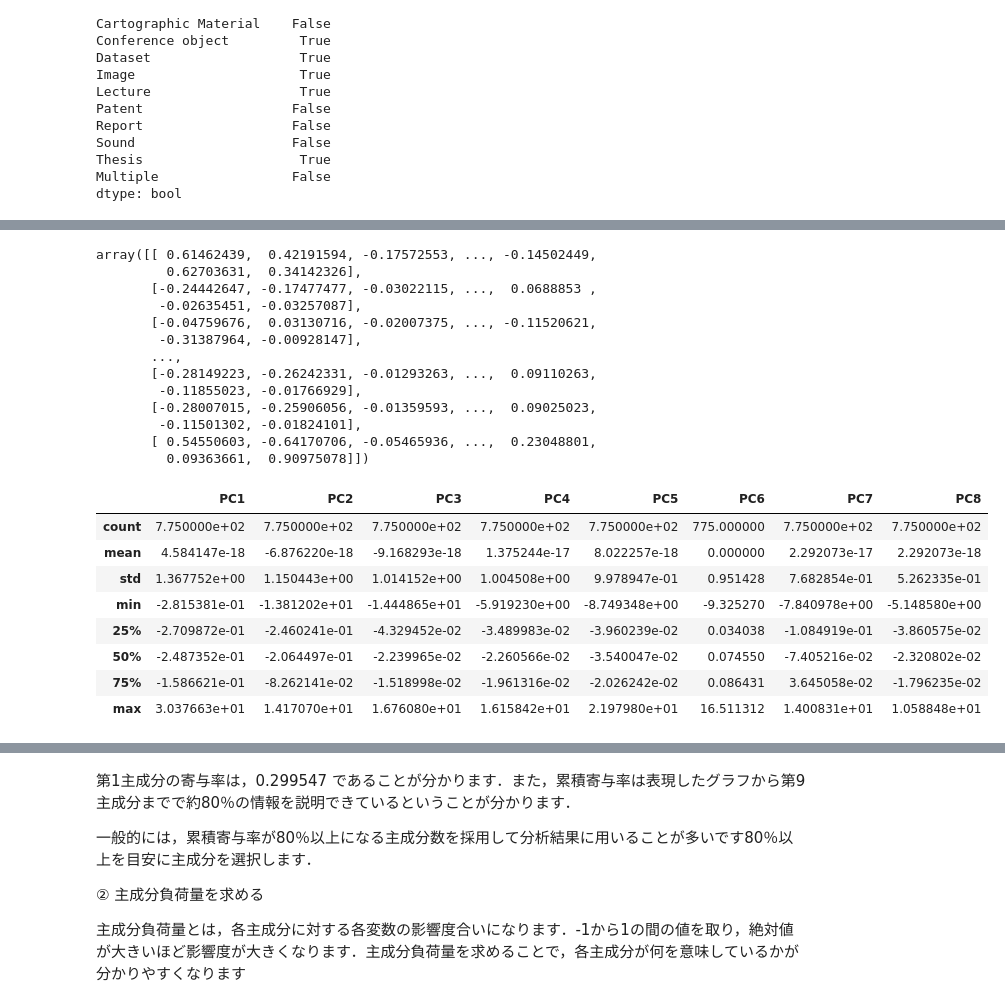
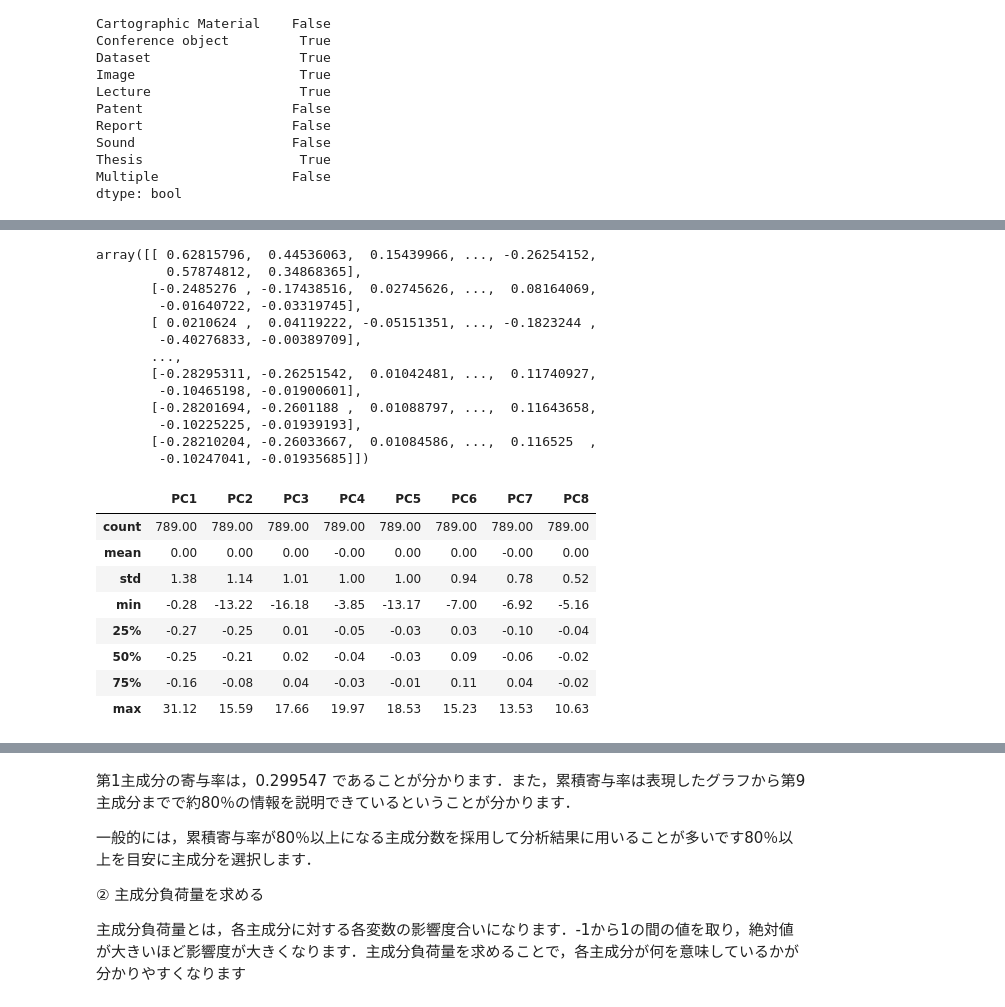
Before and after one commit to wonox/irdbscraping, a Jupyter notebook: irdb.ipynb, the cells around one changed output, grey strips where cells are left out. Drawn from its saved outputs; the diff is of its cells as text; code cells hidden in the pictures.

```diff
--- a/irdb.ipynb
+++ b/irdb.ipynb
@@ -5,6 +12,6 @@
 # %%
 import pandas as pd
 # df = pd.read_excel('2022irdb.xlsx', index_col=0)
-df = pd.read_csv('2022irdb.csv', index_col=0)
-print(df)
+df = pd.read_csv('2022.csv', index_col=0)
+print(df.tail(5))
 # %% [output]
@@ -28,6 +35,6 @@ print(df)
 # %%
 # 統計データから、ある月分を抽出
-df2205 = df.loc['2022年05月']
+df2205 = df.loc['2022年11月']
 df2205.tail(2)
 # %% [output]
 |  | 機関名 | リポジトリ名 | 対象年 | 対象月 | 総件数 | 本文あり件数 | DOI付与件数 | embargoed access(全件数) | ... |
@@ -387,0 +400,6 @@ df2205_all_d.describe()
+# %%
+import matplotlib.pyplot as plt
+# x = df2205_all_d.astype(float).to_numpy()
+x = df2205_all_d
+plt.boxplot(x, whis=0.5)  #whis=(0,100)だと全範囲
+plt.savefig("result3.png")
@@ -496,34 +565,34 @@ pca.fit(df2205_all_std)
 pca_row = pca.transform(df2205_all_std)
 pca_row
 # %% [output]
-array([[ 0.61462439,  0.42191594, -0.17572553, ..., -0.14502449,
-         0.62703631,  0.34142326],
-       [-0.24442647, -0.17477477, -0.03022115, ...,  0.0688853 ,
-        -0.02635451, -0.03257087],
-       [-0.04759676,  0.03130716, -0.02007375, ..., -0.11520621,
-        -0.31387964, -0.00928147],
+array([[ 0.62815796,  0.44536063,  0.15439966, ..., -0.26254152,
+         0.57874812,  0.34868365],
+       [-0.2485276 , -0.17438516,  0.02745626, ...,  0.08164069,
+        -0.01640722, -0.03319745],
+       [ 0.0210624 ,  0.04119222, -0.05151351, ..., -0.1823244 ,
+        -0.40276833, -0.00389709],
        ...,
-       [-0.28149223, -0.26242331, -0.01293263, ...,  0.09110263,
-        -0.11855023, -0.01766929],
-       [-0.28007015, -0.25906056, -0.01359593, ...,  0.09025023,
-        -0.11501302, -0.01824101],
-       [ 0.54550603, -0.64170706, -0.05465936, ...,  0.23048801,
-         0.09363661,  0.90975078]])
+       [-0.28295311, -0.26251542,  0.01042481, ...,  0.11740927,
+        -0.10465198, -0.01900601],
+       [-0.28201694, -0.2601188 ,  0.01088797, ...,  0.11643658,
+        -0.10225225, -0.01939193],
+       [-0.28210204, -0.26033667,  0.01084586, ...,  0.116525  ,
+        -0.10247041, -0.01935685]])
 # %%
 # 主成分得点
 pd.DataFrame(pca_row, columns=["PC{}".format(x + 1)
-              for x in range(len(df2205_all_std.columns))]).describe()
+              for x in range(len(df2205_all_std.columns))]).describe().round(2)
 #              #.head()
 # %% [output]
 |  | PC1 | PC2 | PC3 | PC4 | PC5 | PC6 | PC7 | PC8 |
-| count | 7.750000e+02 | 7.750000e+02 | 7.750000e+02 | 7.750000e+02 | 7.750000e+02 | 775.000000 | 7.750000e+02 | 7.750000e+02 |
-| mean | 4.584147e-18 | -6.876220e-18 | -9.168293e-18 | 1.375244e-17 | 8.022257e-18 | 0.000000 | 2.292073e-17 | 2.292073e-18 |
-| std | 1.367752e+00 | 1.150443e+00 | 1.014152e+00 | 1.004508e+00 | 9.978947e-01 | 0.951428 | 7.682854e-01 | 5.262335e-01 |
-| min | -2.815381e-01 | -1.381202e+01 | -1.444865e+01 | -5.919230e+00 | -8.749348e+00 | -9.325270 | -7.840978e+00 | -5.148580e+00 |
-| 25% | -2.709872e-01 | -2.460241e-01 | -4.329452e-02 | -3.489983e-02 | -3.960239e-02 | 0.034038 | -1.084919e-01 | -3.860575e-02 |
-| 50% | -2.487352e-01 | -2.064497e-01 | -2.239965e-02 | -2.260566e-02 | -3.540047e-02 | 0.074550 | -7.405216e-02 | -2.320802e-02 |
-| 75% | -1.586621e-01 | -8.262141e-02 | -1.518998e-02 | -1.961316e-02 | -2.026242e-02 | 0.086431 | 3.645058e-02 | -1.796235e-02 |
-| max | 3.037663e+01 | 1.417070e+01 | 1.676080e+01 | 1.615842e+01 | 2.197980e+01 | 16.511312 | 1.400831e+01 | 1.058848e+01 |
+| count | 789.00 | 789.00 | 789.00 | 789.00 | 789.00 | 789.00 | 789.00 | 789.00 |
+| mean | 0.00 | 0.00 | 0.00 | -0.00 | 0.00 | 0.00 | -0.00 | 0.00 |
+| std | 1.38 | 1.14 | 1.01 | 1.00 | 1.00 | 0.94 | 0.78 | 0.52 |
+| min | -0.28 | -13.22 | -16.18 | -3.85 | -13.17 | -7.00 | -6.92 | -5.16 |
+| 25% | -0.27 | -0.25 | 0.01 | -0.05 | -0.03 | 0.03 | -0.10 | -0.04 |
+| 50% | -0.25 | -0.21 | 0.02 | -0.04 | -0.03 | 0.09 | -0.06 | -0.02 |
+| 75% | -0.16 | -0.08 | 0.04 | -0.03 | -0.01 | 0.11 | 0.04 | -0.02 |
+| max | 31.12 | 15.59 | 17.66 | 19.97 | 18.53 | 15.23 | 13.53 | 10.63 |
 # %%
 # 第一主成分と第二主成分でプロットする
 import matplotlib.pyplot as plt
```
Also changed, not shown: parts of 39 cells of this notebook, 2 other files.
